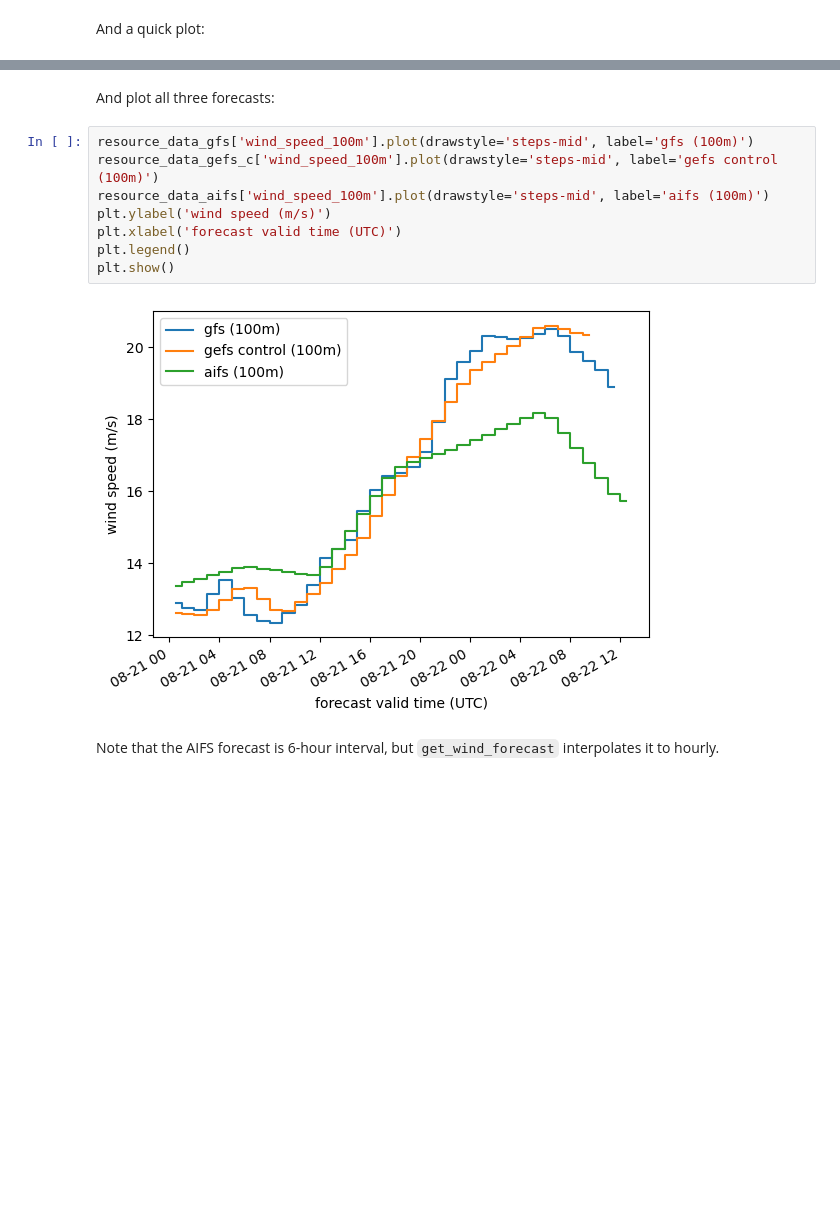
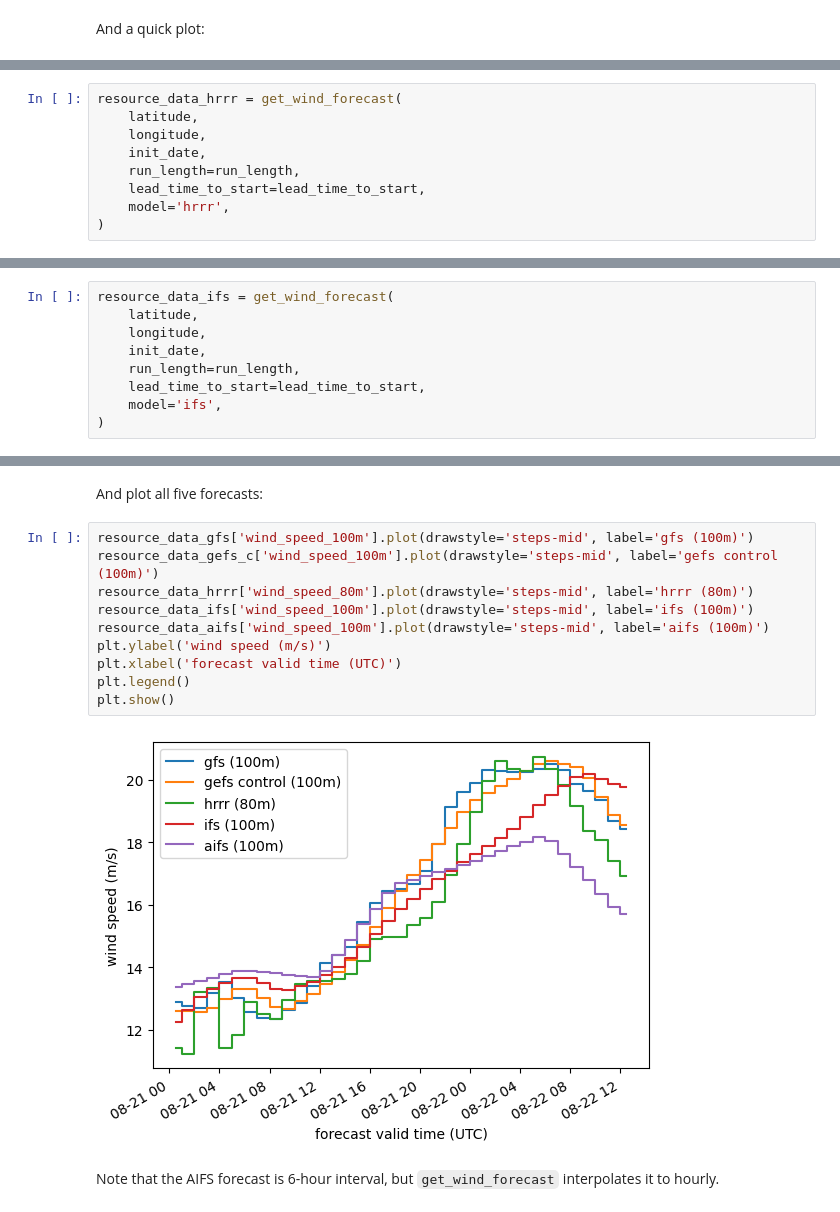
Before and after one commit to williamhobbs/hefty, a Jupyter notebook: examples/wind_example.ipynb, the cells around one changed output, grey strips where cells are left out. Cells and saved outputs as stored; diff of their text form; blank space fills up the shorter version.

Commit message:
update wind example to use more models

```diff
--- a/examples/wind_example.ipynb
+++ b/examples/wind_example.ipynb
@@ -119,0 +130,9 @@ plt.show()
+# %%
+resource_data_hrrr = get_wind_forecast(
+    latitude,
+    longitude,
+    init_date,
+    run_length=run_length,
+    lead_time_to_start=lead_time_to_start,
+    model='hrrr',
+)
@@ -119,0 +172,9 @@ plt.show()
+# %%
+resource_data_ifs = get_wind_forecast(
+    latitude,
+    longitude,
+    init_date,
+    run_length=run_length,
+    lead_time_to_start=lead_time_to_start,
+    model='ifs',
+)
@@ -159,15 +237,17 @@ resource_data_aifs.head()
 # %% [markdown]
-And plot all three forecasts:
+And plot all five forecasts:
 # %%
 resource_data_gfs['wind_speed_100m'].plot(drawstyle='steps-mid', label='gfs (100m)')
 resource_data_gefs_c['wind_speed_100m'].plot(drawstyle='steps-mid', label='gefs control (100m)')
+resource_data_hrrr['wind_speed_80m'].plot(drawstyle='steps-mid', label='hrrr (80m)')
+resource_data_ifs['wind_speed_100m'].plot(drawstyle='steps-mid', label='ifs (100m)')
 resource_data_aifs['wind_speed_100m'].plot(drawstyle='steps-mid', label='aifs (100m)')
 plt.ylabel('wind speed (m/s)')
 plt.xlabel('forecast valid time (UTC)')
 plt.legend()
 plt.show()
 # %% [output]
-[figure, old version]
+[figure, new version]
 # %% [markdown]
 Note that the AIFS forecast is 6-hour interval, but `get_wind_forecast` interpolates it to hourly.
 # %% [markdown]
```
Also changed, not shown: parts of 18 cells of this notebook.
